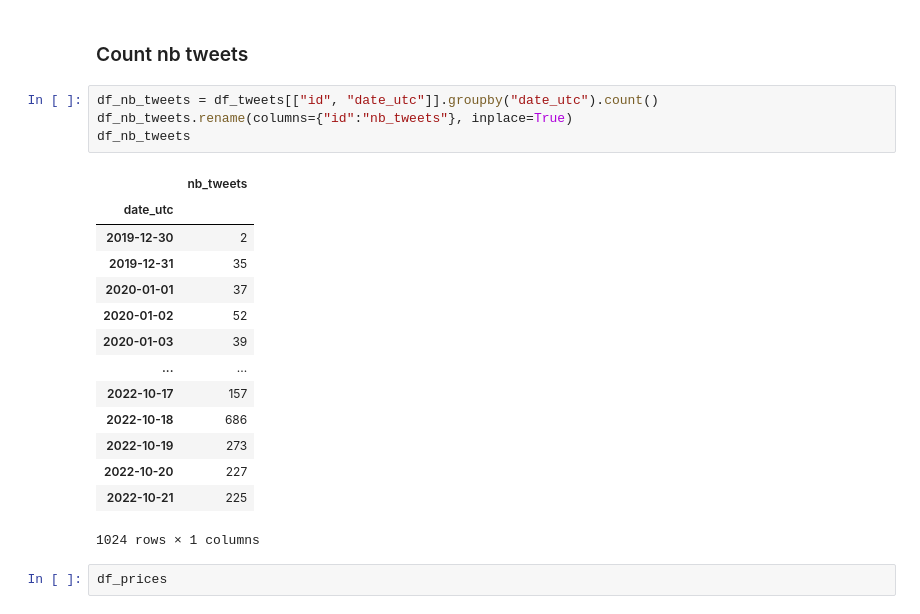
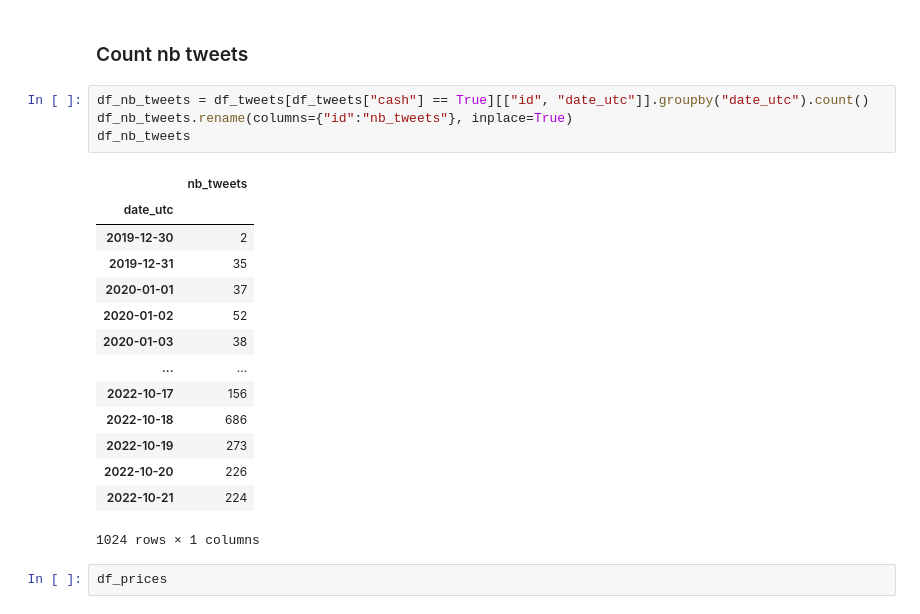
Before and after one commit to jeugregg/TokenSentiment, a Jupyter notebook: 01_data_exploration.ipynb, the cells around one changed output. Saved outputs shown, nothing was run; the diff lists cells and outputs as text.

```diff
--- a/01_data_exploration.ipynb
+++ b/01_data_exploration.ipynb
@@ -504,23 +504,23 @@ OK :  everyday, a tweet with $OCEAN tags occurs !
 # %% [markdown]
 ### Count nb tweets
 # %%
-df_nb_tweets = df_tweets[["id", "date_utc"]].groupby("date_utc").count()
+df_nb_tweets = df_tweets[df_tweets["cash"] == True][["id", "date_utc"]].groupby("date_utc").count()
 df_nb_tweets.rename(columns={"id":"nb_tweets"}, inplace=True)
 df_nb_tweets
 # %% [output]
 |  | nb_tweets |
 | date_utc |  |
 | 2019-12-30 | 2 |
 | 2019-12-31 | 35 |
 | 2020-01-01 | 37 |
 | 2020-01-02 | 52 |
-| 2020-01-03 | 39 |
+| 2020-01-03 | 38 |
 | ... | ... |
-| 2022-10-17 | 157 |
+| 2022-10-17 | 156 |
 | 2022-10-18 | 686 |
 | 2022-10-19 | 273 |
-| 2022-10-20 | 227 |
-| 2022-10-21 | 225 |
+| 2022-10-20 | 226 |
+| 2022-10-21 | 224 |
 1024 rows × 1 columns
 # %%
 df_prices
```
Also changed, not shown: parts of 14 cells of this notebook.
